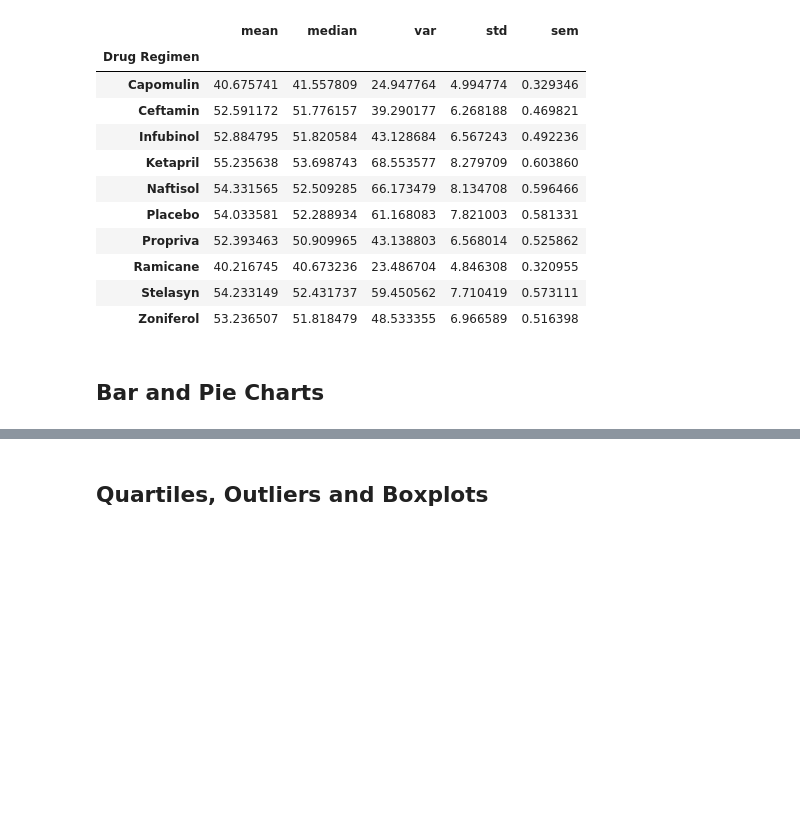
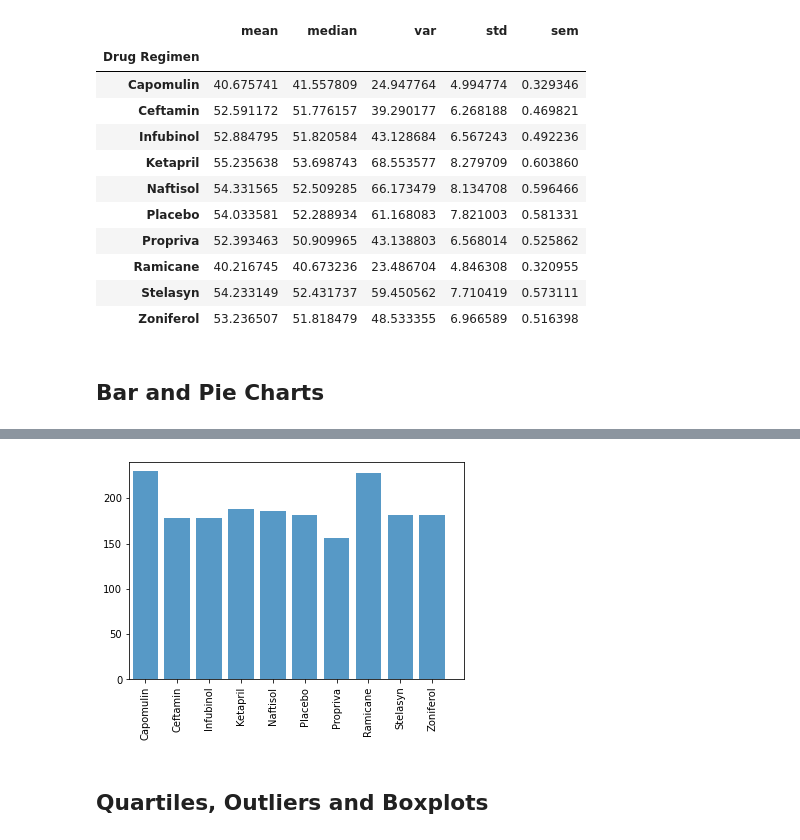
Before and after one commit to FreddyRangelA/Matplotlib, a Jupyter notebook: pymaceuticals_starter.ipynb, the cells around one changed output, grey strips where cells are left out. Drawn from its saved outputs; the diff is of its cells as text; code cells hidden in the pictures; blank space fills up the shorter version.

```diff
--- a/pymaceuticals_starter.ipynb
+++ b/pymaceuticals_starter.ipynb
@@ -182,3 +184,25 @@ volume_new_df
+# %%
+# Generate a bar plot showing the total number of measurements taken on each drug regimen using pyplot.
+
+barr=drop_duplicate_all.copy().groupby("Drug Regimen").count()["Tumor Volume (mm3)"]
+barr2=pd.DataFrame(barr)
+barr2
+
+x_axis=np.arange(len(barr2))
+
+tick_location=[x for x in x_axis]
+
+barr3=barr2.reset_index()
+barr3
+#plt.figure(figsize=(30,5))
+plt.bar(x_axis, barr2["Tumor Volume (mm3)"], alpha=0.75, align="center")
+plt.xticks(tick_location, barr3["Drug Regimen"], rotation="vertical")
+plt.xlim(-0.5, len(x_axis))
+plt.ylim(0, max(barr2["Tumor Volume (mm3)"])+10)
+
+plt.show()
+# %% [output]
+[figure, added]
 # %%
 # Generate a pie plot showing the distribution of female versus male mice using pandas
 # %%
```
Also changed, not shown: parts of 6 cells of this notebook.
